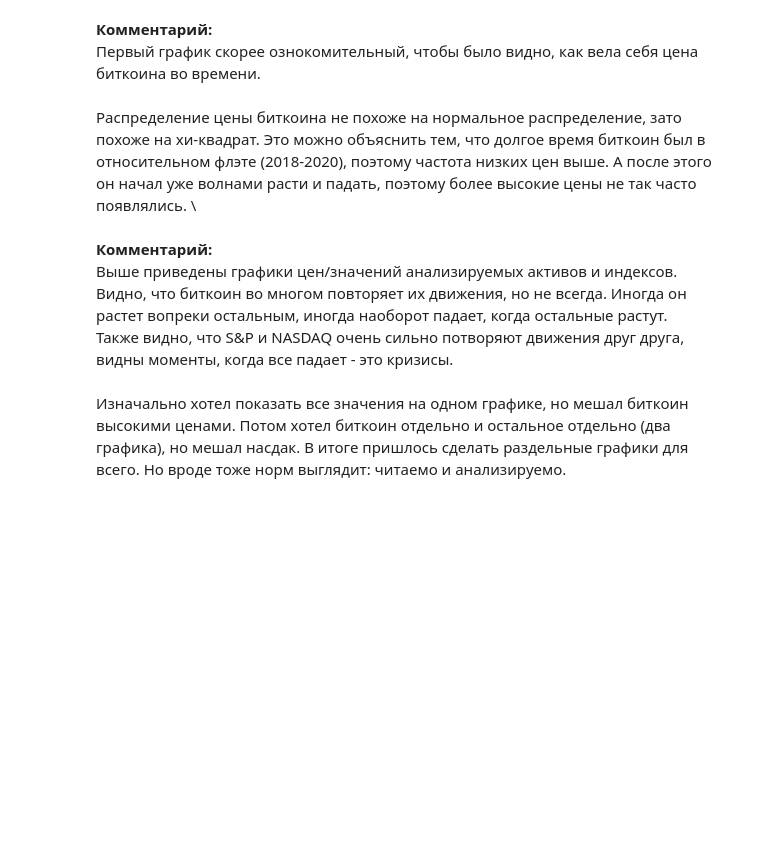
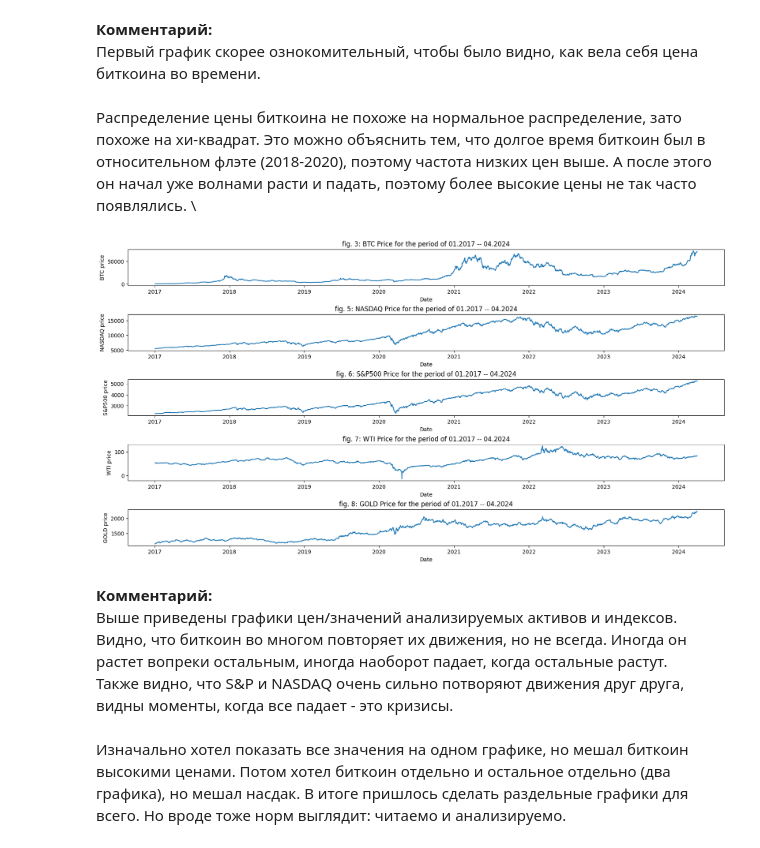
Before and after one commit to AntkhnDmtr/Andan_Project_Bitcoin, a Jupyter notebook: Проект_по_Андану.ipynb, the cells around one changed output. Saved outputs shown, nothing was run; the diff lists cells and outputs as text; code cells hidden in the pictures; blank space fills up the shorter version.

```diff
--- a/Проект_по_Андану.ipynb
+++ b/Проект_по_Андану.ipynb
@@ -792,12 +795,14 @@ ax[1].set_title('fig. 4: Distribution of BTC price in the dataset')
 Распределение цены биткоина не похоже на нормальное распределение, зато похоже на хи-квадрат. Это можно объяснить тем, что долгое время биткоин был в относительном флэте (2018-2020), поэтому частота низких цен выше. А после этого он начал уже волнами расти и падать, поэтому более высокие цены не так часто появлялись. \
 # %%
 fig, ax = plt.subplots(5, 1, figsize = (20, 10))
-for i, j, k in zip(['BTC_price', 'NASDAQ_price', 'S&P500_price', 'WTI_price', 'GOLD_price'], list(range(5)), list(3, range(5, 9))):
+for i, j, k in zip(['BTC_price', 'NASDAQ_price', 'S&P500_price', 'WTI_price', 'GOLD_price'], list(range(5)), [3] + list(range(5, 9))):
   sns.lineplot(df[['Date', i]], x = df['Date'], y = df[i], ax = ax[j])
   ax[j].set_title(f'fig. {k}: {i.split("_")[0]} Price for the period of 01.2017 -- 04.2024')
   ax[j].set_xlabel('Date')
   ax[j].set_ylabel(f'{i.split("_")[0]} price')
   plt.subplots_adjust(wspace=0.8, hspace=0.8)
+# %% [output]
+[figure, added]
 # %% [markdown]
 **Комментарий:** \
 Выше приведены графики цен/значений анализируемых активов и индексов. Видно, что биткоин во многом повторяет их движения, но не всегда. Иногда он растет вопреки остальным, иногда наоборот падает, когда остальные растут. \
```
Also changed, not shown: parts of 1 cell of this notebook.
